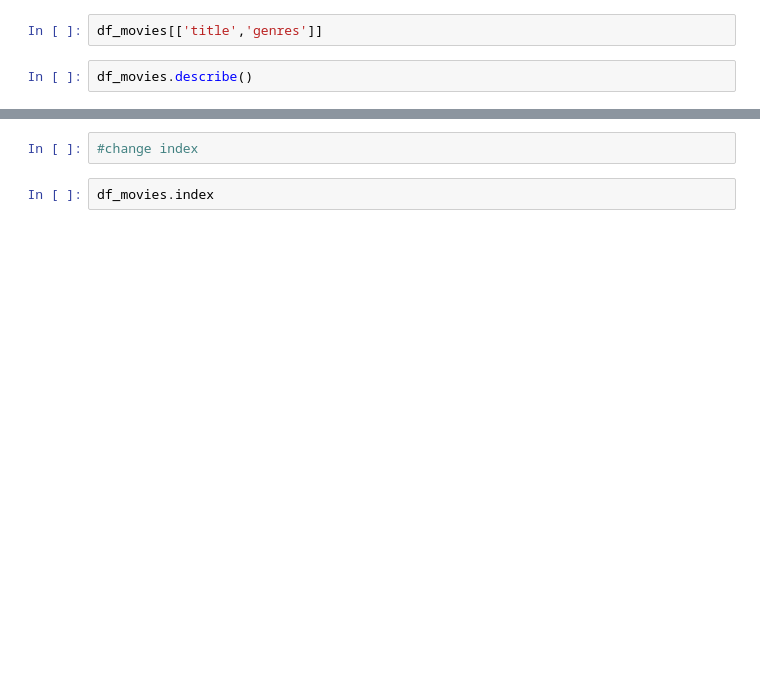
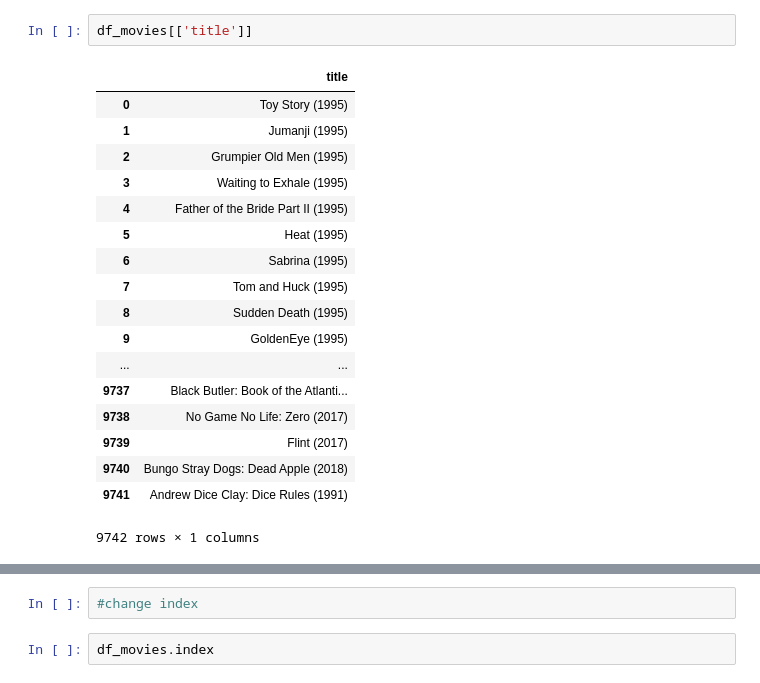
Before and after one commit to heenashree/DataAnalytics, a Jupyter notebook: pandas and numpy/MovieLens.ipynb, the cells around one changed output, grey strips where cells are left out. Cells and saved outputs as stored; diff of their text form; blank space fills up the shorter version.

```diff
--- a/pandas and numpy/MovieLens.ipynb
+++ b/pandas and numpy/MovieLens.ipynb
@@ -15,4 +77,21 @@ df_movies.isnull().any()
 # %%
-df_movies[['title','genres']]
+df_movies[['title']]
+# %% [output]
+|  | title |
+| 0 | Toy Story (1995) |
+| 1 | Jumanji (1995) |
+| 2 | Grumpier Old Men (1995) |
+| 3 | Waiting to Exhale (1995) |
+| 4 | Father of the Bride Part II (1995) |
+| 5 | Heat (1995) |
+| 6 | Sabrina (1995) |
+| 7 | Tom and Huck (1995) |
+| 8 | Sudden Death (1995) |
+| 9 | GoldenEye (1995) |
+| ... | ... |
+| 9737 | Black Butler: Book of the Atlanti... |
+| 9738 | No Game No Life: Zero (2017) |
+| 9739 | Flint (2017) |
+| 9740 | Bungo Stray Dogs: Dead Apple (2018) |
+| 9741 | Andrew Dice Clay: Dice Rules (1991) |
+9742 rows × 1 columns
-# %%
-df_movies.describe()
```
Also changed, not shown: parts of 12 cells of this notebook, 3 other files.
